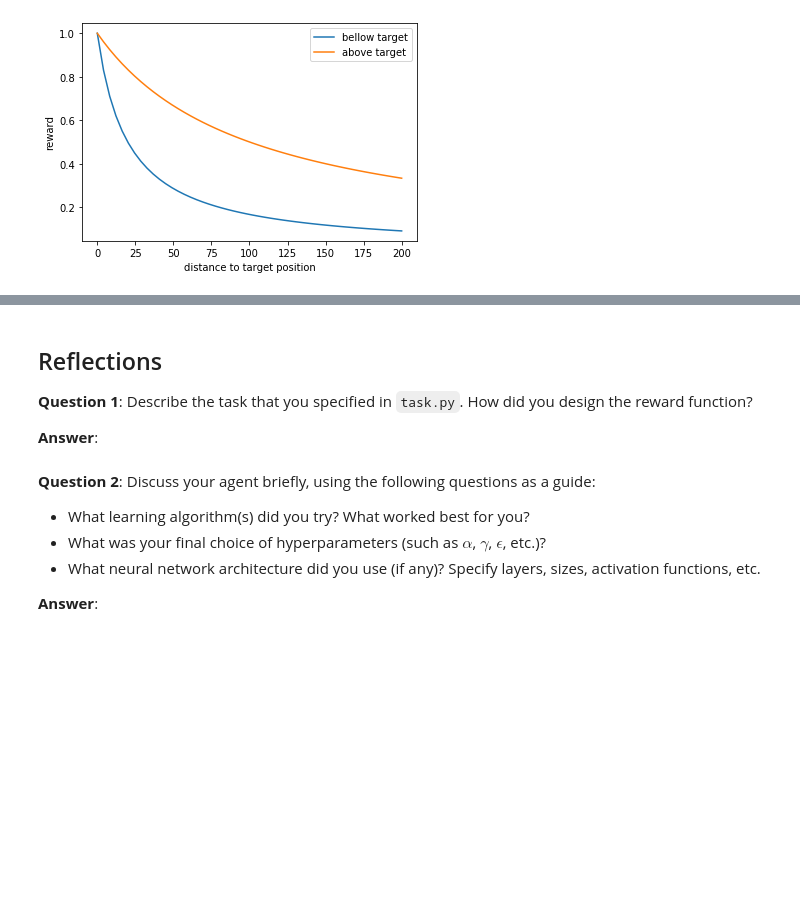
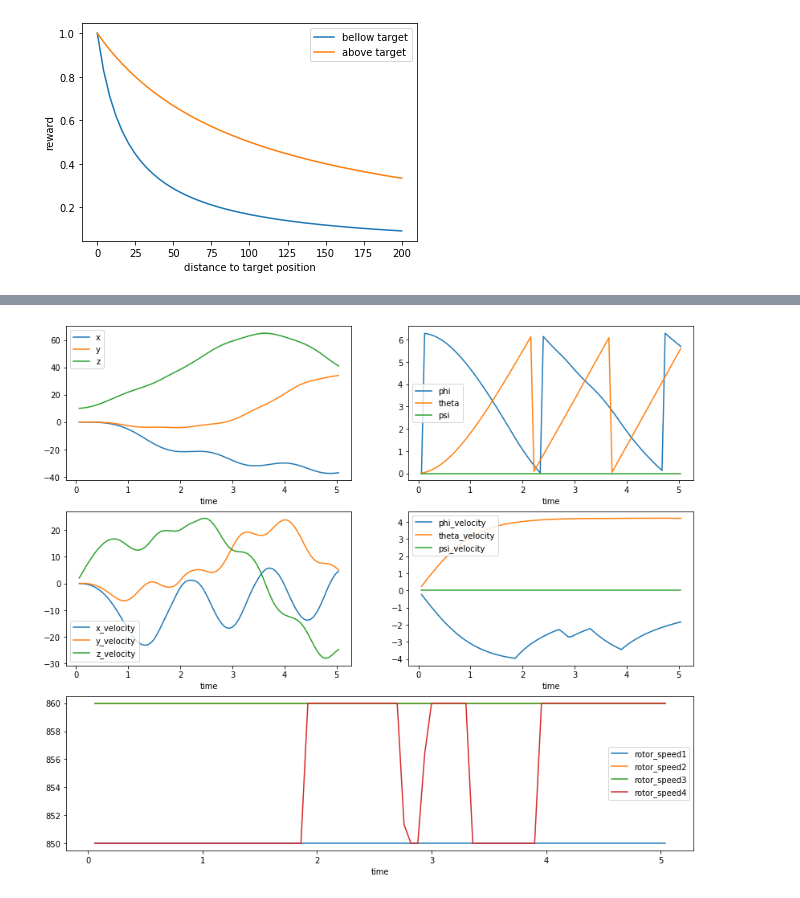
Before and after one commit to robertlizatovic/quadcopter_project, a Jupyter notebook: Quadcopter_Project.ipynb, the cells around one changed output, grey strips where cells are left out. Cells and saved outputs as stored; diff of their text form; code cells hidden in the pictures; blank space fills up the shorter version.

```diff
--- a/Quadcopter_Project.ipynb
+++ b/Quadcopter_Project.ipynb
@@ -327,11 +319,31 @@ _ = plt.plot(scores)
 # %%
-# Plot the production run results
-def plot_episode_params(params):
+# Plot the test run results
+def plot_episode_params(results):
     """plot a list of episode parameters as a func of time
     params - list of parameters to plot, taken from labels"""
-    fig, ax = plt.subplots(figsize=(10, 6))
-    for p in params:
-        ax.plot(results['time'], results[p], label=p)
-    ax.legend()
-    ax.set_xlabel("time")
+    fig = plt.figure(figsize=(14, 12))
+    grid = plt.GridSpec(3, 2)
+
+    xyz_coord = ["x", "y", "z"]
+    angle_coord = ["phi", "theta", "psi"]
+    speed = ["x_velocity", "y_velocity", "z_velocity"]
+    angular_speed = ["phi_velocity", "theta_velocity", "psi_velocity"]
+    rotor_speeds = ["rotor_speed1", "rotor_speed2", "rotor_speed3", "rotor_speed4"]
+
+    def plot_single(params, ax):
+        "makes a single plot of a set of params wrt time"
+        for p in params:
+            ax.plot(results['time'], results[p], label=p)
+        ax.legend()
+        ax.set_xlabel("time")
+
+    # plot states
+    plot_single(xyz_coord, fig.add_subplot(grid[0,0]))
+    plot_single(angle_coord, fig.add_subplot(grid[0,1]))
+    plot_single(speed, fig.add_subplot(grid[1,0]))
+    plot_single(angular_speed, fig.add_subplot(grid[1,1]))
+
+    # plot rotor speeds
+    plot_single(rotor_speeds, fig.add_subplot(grid[2,0:]))
+
     fig.show()
@@ -344,14 +350,4 @@ plot_episode_params(["x", "y", "z"])
-# %% [markdown]
-## Reflections
-
-**Question 1**: Describe the task that you specified in `task.py`.  How did you design the reward function?
-
-**Answer**:
-# %% [markdown]
-**Question 2**: Discuss your agent briefly, using the following questions as a guide:
-
-- What learning algorithm(s) did you try? What worked best for you?
-- What was your final choice of hyperparameters (such as $\alpha$, $\gamma$, $\epsilon$, etc.)?
-- What neural network architecture did you use (if any)? Specify layers, sizes, activation functions, etc.
-
-**Answer**:
+# %%
+plot_episode_params(results)
+# %% [output]
+[figure, added]
```
Also changed, not shown: parts of 12 cells of this notebook, 2 other files.
